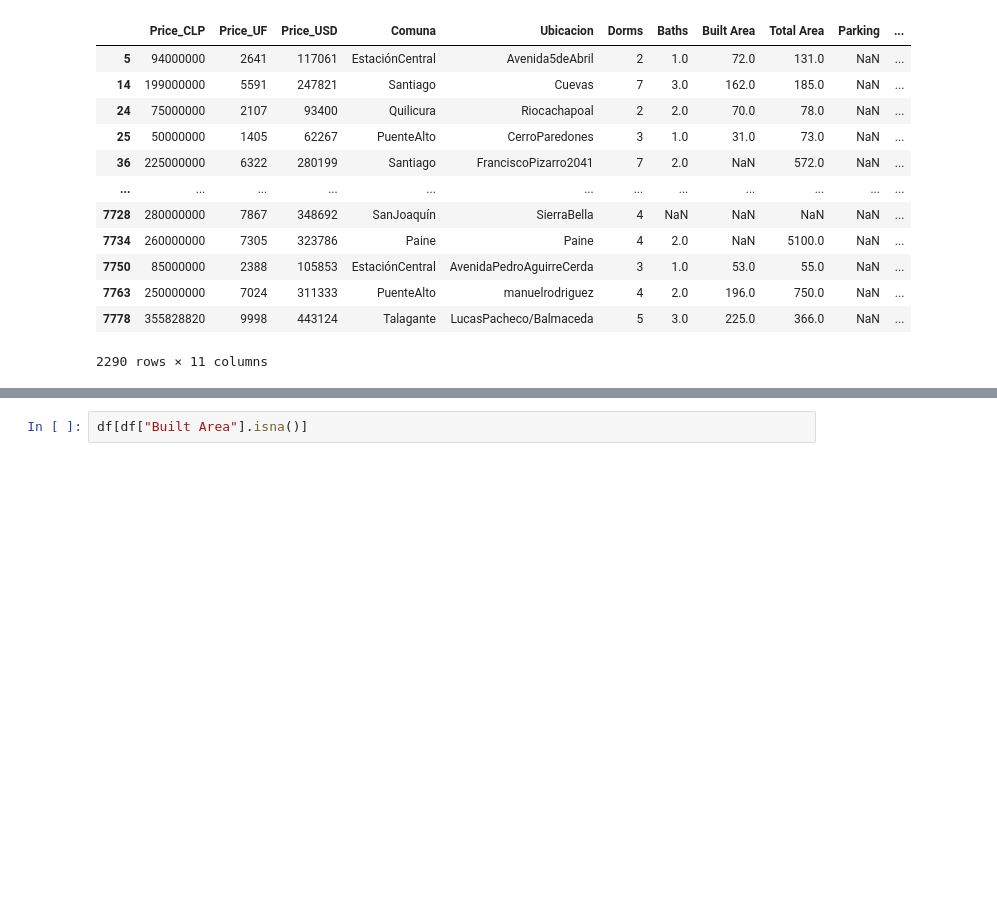
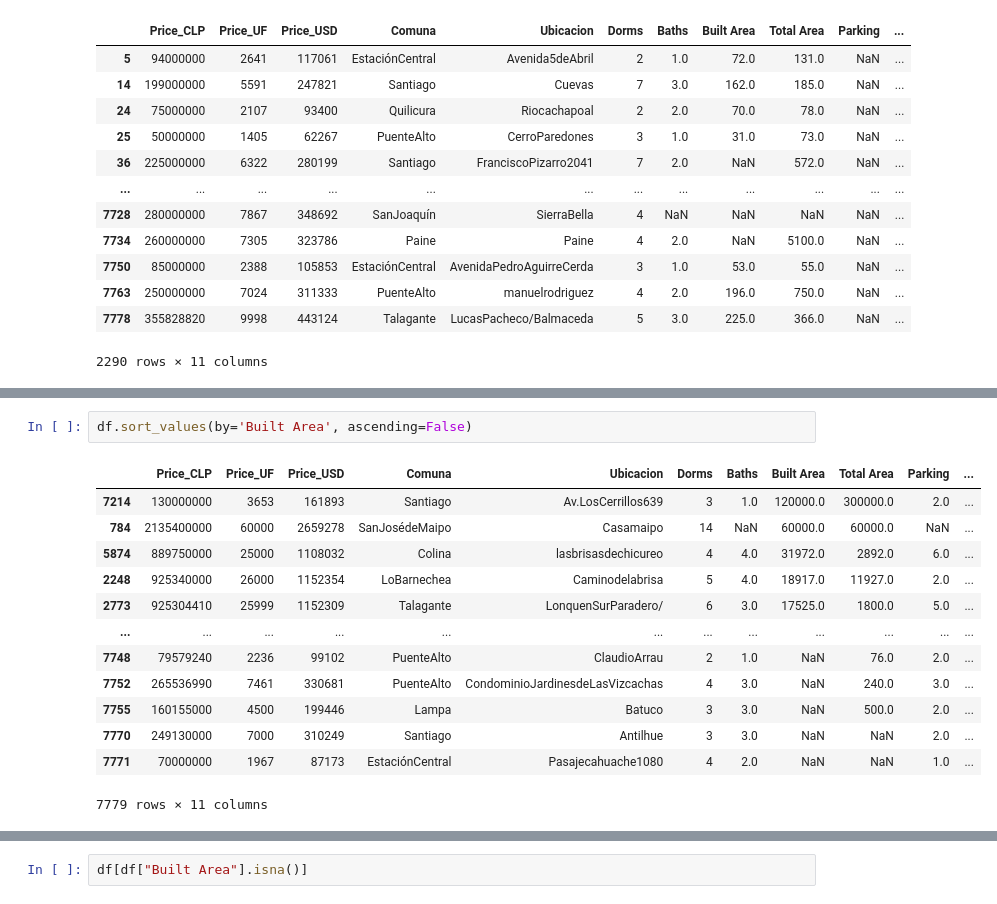
Before and after one commit to BAFCS/MDS7202, a Jupyter notebook: Labs/Lab6/Lab6_Enunciado.ipynb, the cells around one changed output, grey strips where cells are left out. Saved outputs shown, nothing was run; the diff lists cells and outputs as text; blank space fills up the shorter version.

```diff
--- a/Labs/Lab6/Lab6_Enunciado.ipynb
+++ b/Labs/Lab6/Lab6_Enunciado.ipynb
@@ -273,0 +311,16 @@ df[df["Parking"].isna()]
+# %%
+df.sort_values(by='Built Area', ascending=False)
+# %% [output]
+|  | Price_CLP | Price_UF | Price_USD | Comuna | Ubicacion | Dorms | Baths | Built Area | Total Area | Parking | ... |
+| 7214 | 130000000 | 3653 | 161893 | Santiago | Av.LosCerrillos639 | 3 | 1.0 | 120000.0 | 300000.0 | 2.0 | ... |
+| 784 | 2135400000 | 60000 | 2659278 | SanJosédeMaipo | Casamaipo | 14 | NaN | 60000.0 | 60000.0 | NaN | ... |
+| 5874 | 889750000 | 25000 | 1108032 | Colina | lasbrisasdechicureo | 4 | 4.0 | 31972.0 | 2892.0 | 6.0 | ... |
+| 2248 | 925340000 | 26000 | 1152354 | LoBarnechea | Caminodelabrisa | 5 | 4.0 | 18917.0 | 11927.0 | 2.0 | ... |
+| 2773 | 925304410 | 25999 | 1152309 | Talagante | LonquenSurParadero/ | 6 | 3.0 | 17525.0 | 1800.0 | 5.0 | ... |
+| ... | ... | ... | ... | ... | ... | ... | ... | ... | ... | ... | ... |
+| 7748 | 79579240 | 2236 | 99102 | PuenteAlto | ClaudioArrau | 2 | 1.0 | NaN | 76.0 | 2.0 | ... |
+| 7752 | 265536990 | 7461 | 330681 | PuenteAlto | CondominioJardinesdeLasVizcachas | 4 | 3.0 | NaN | 240.0 | 3.0 | ... |
+| 7755 | 160155000 | 4500 | 199446 | Lampa | Batuco | 3 | 3.0 | NaN | 500.0 | 2.0 | ... |
+| 7770 | 249130000 | 7000 | 310249 | Santiago | Antilhue | 3 | 3.0 | NaN | NaN | 2.0 | ... |
+| 7771 | 70000000 | 1967 | 87173 | EstaciónCentral | Pasajecahuache1080 | 4 | 2.0 | NaN | NaN | 1.0 | ... |
+7779 rows × 11 columns
```
Also changed, not shown: parts of 18 cells of this notebook, 2 other files.
